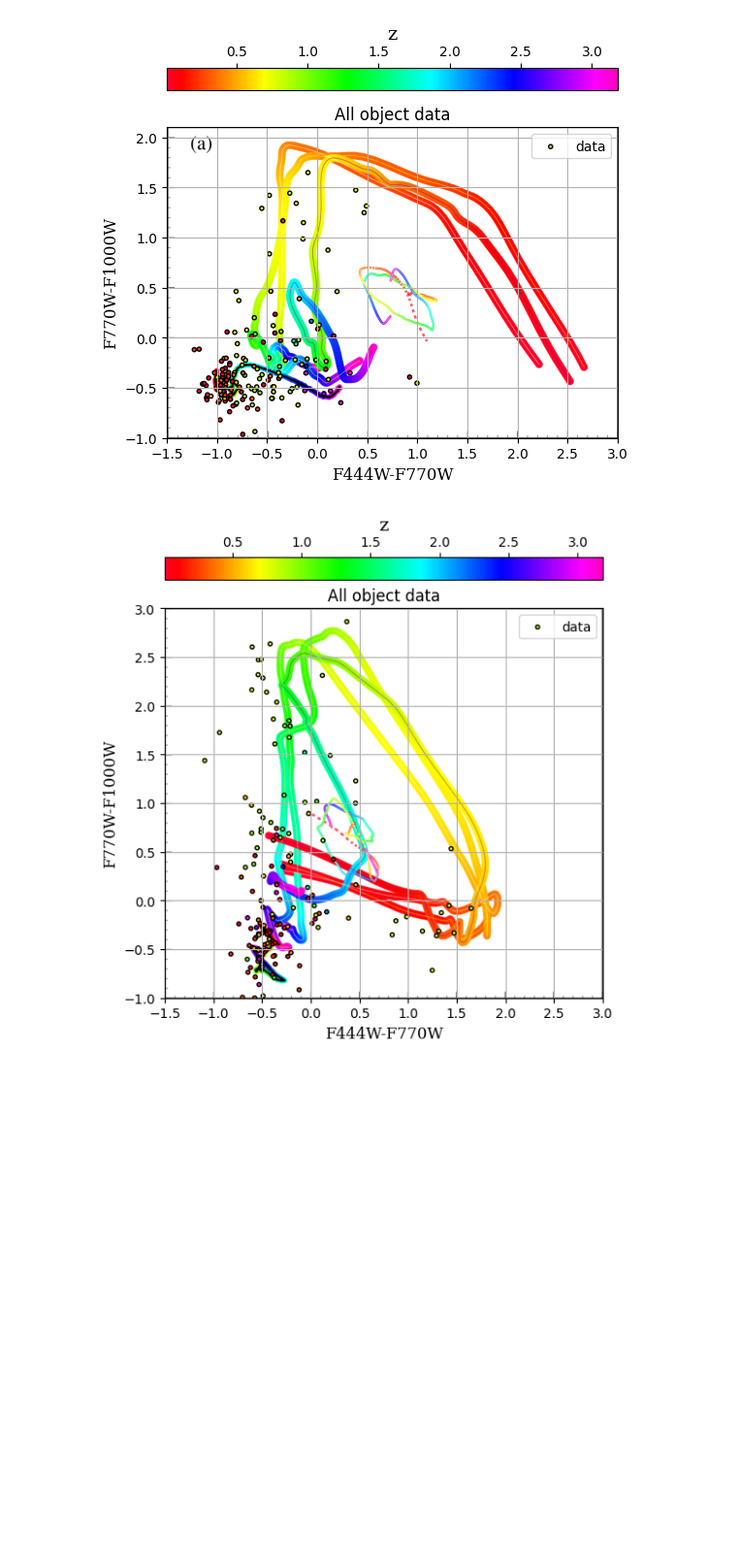
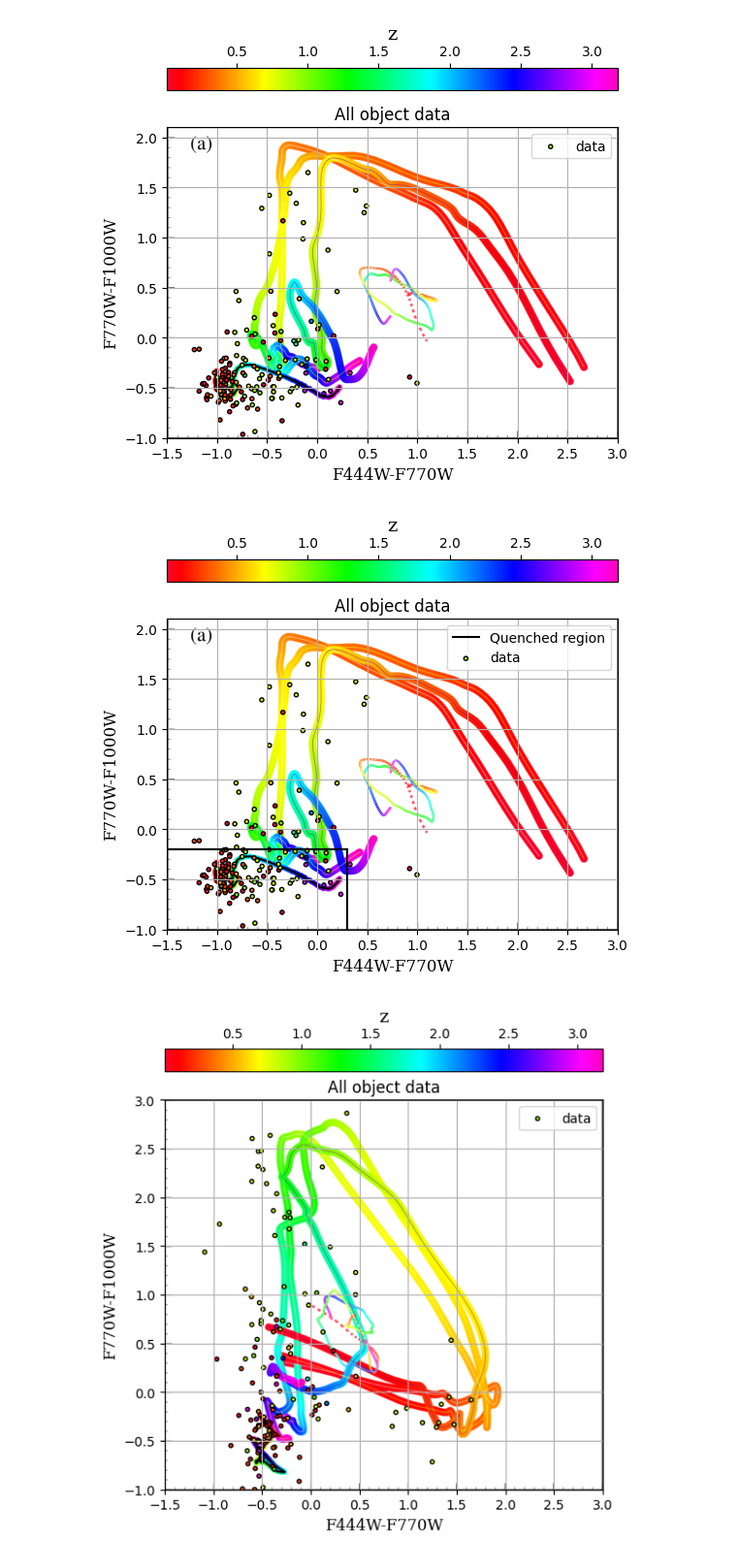
Before and after one commit to StellaWasTaken/1st-year-project, a Jupyter notebook: CSFG data results.ipynb, the cells around one changed output. Shown at 97% size. Cells and saved outputs as stored; diff of their text form; code cells hidden in the pictures; blank space fills up the shorter version.

```diff
--- a/CSFG data results.ipynb
+++ b/CSFG data results.ipynb
@@ -65,6 +65,27 @@ plt.legend()
 plt.grid()
 # %% [output]
 [figure]
+# %%
+#fictive data lines for fig1 plot
+boxh = np.array([[-1.5, 0.3], [-0.2, -0.2]]) #horizontal fictive data line
+boxv = np.array([[0.3, 0.3], [-0.2, -1]]) #vertical ...
+# %%
+plt.figure(figsize=(6, 10))
+plt.plot(boxh[0], boxh[1], color="k", label="Quenched region")
+plt.plot(boxv[0], boxv[1], color="k")
+implot = plt.imshow(fig1, extent=[-1.5, 3, -1, 2.1])
+allplot1 = plt.scatter(M47, M710, c=red, marker=".",  label = "data", cmap=sm, edgecolors="k")
+plt.colorbar(allplot1, orientation="horizontal", location="top").set_label(label='z',size=14,**newfont)
+#plt.errorbar(M47, M710, yerr=M710e, xerr=M47e, linestyle = "", color="r", label = "error") #VERY large errors
+plt.title("All object data")
+plt.xlabel("F444W-F770W", **newfont, fontsize=12)
+plt.ylabel("F770W-F1000W", **newfont, fontsize=12)
+plt.xlim(-1.5, 3)
+plt.ylim(-1, 2.1)
+plt.legend()
+plt.grid()
+# %% [output]
+[figure, added]
 # %%
 plt.figure(figsize=(6, 8))
 implot = plt.imshow(fig2, extent=[-1.5, 3, -1, 3])
```
Also changed, not shown: parts of 1 cell of this notebook.
